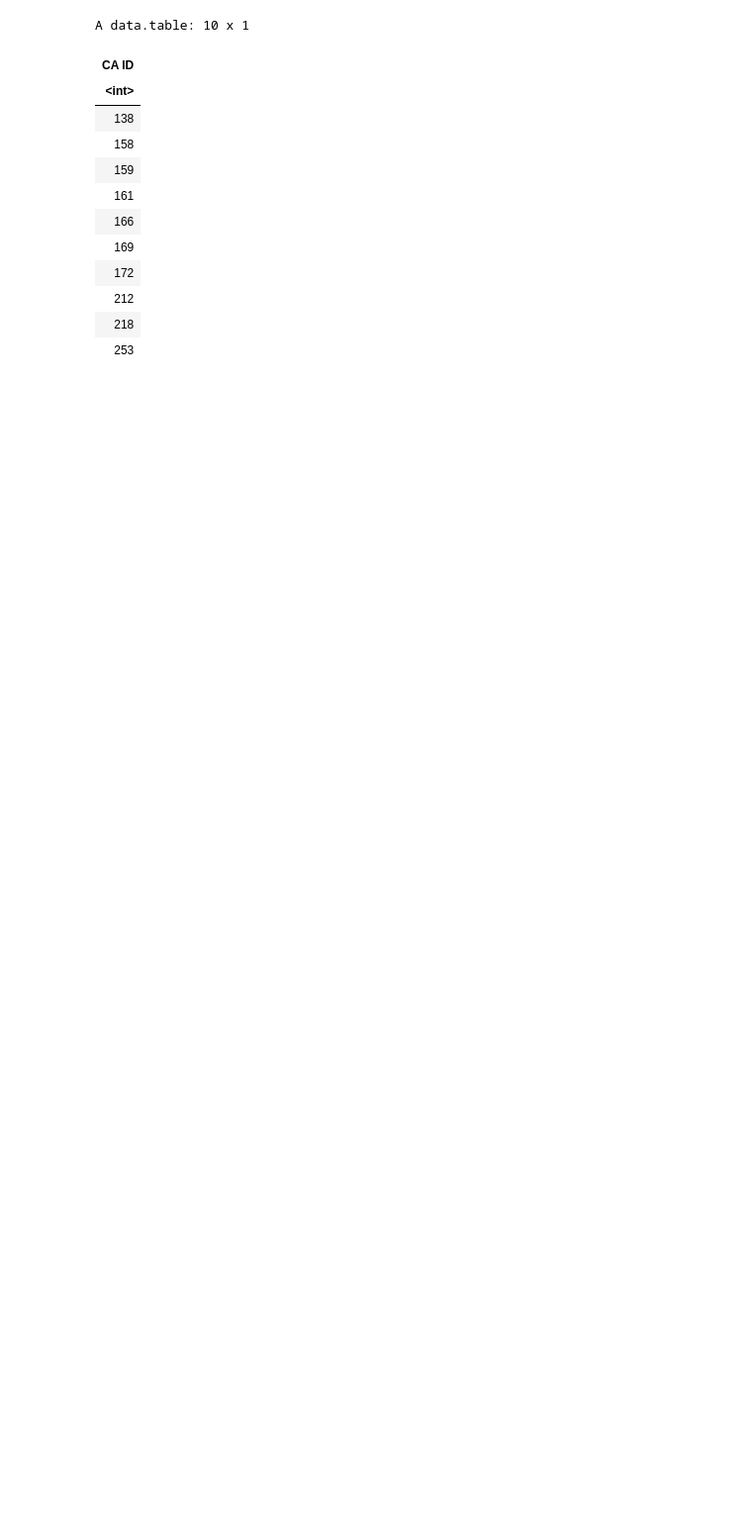
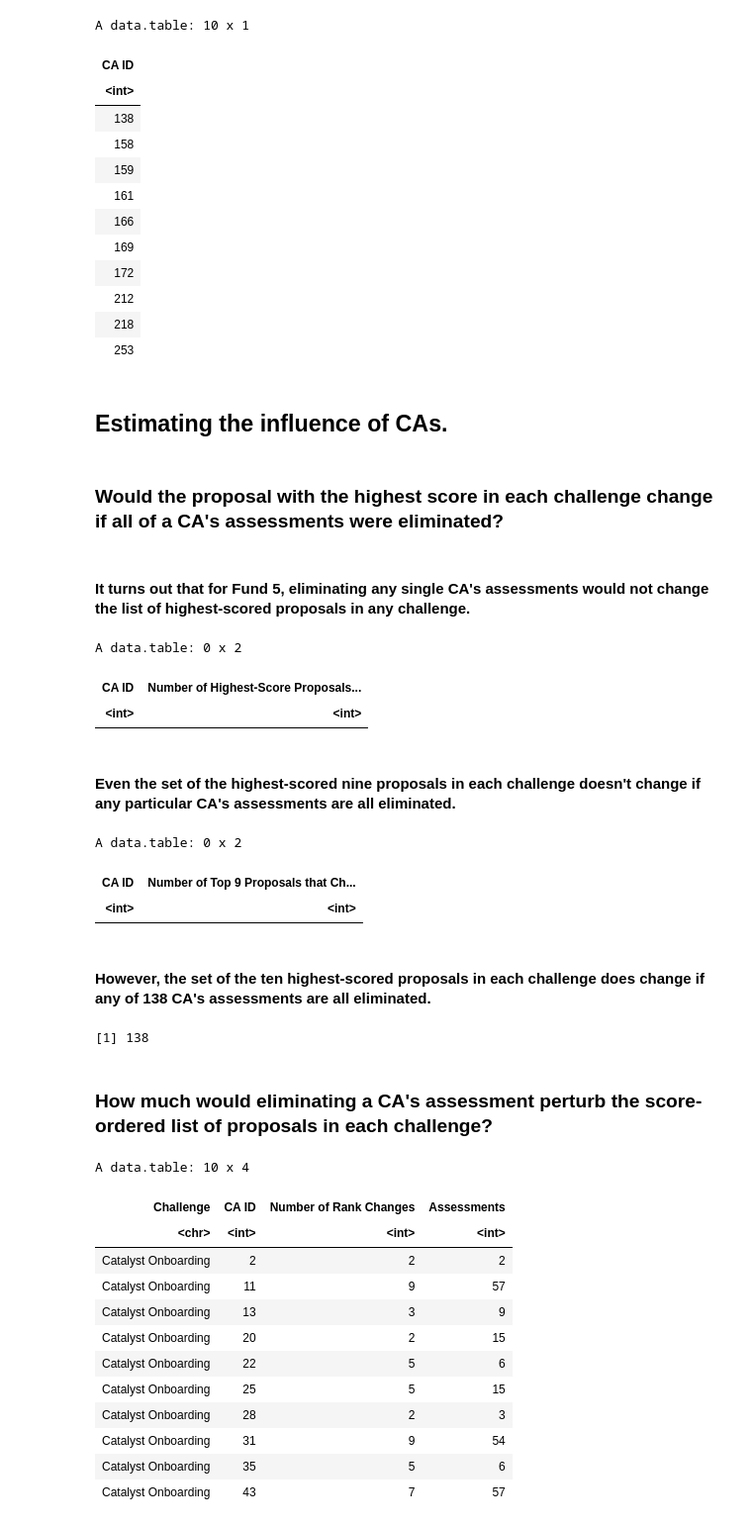
Before and after one commit to bwbush/catalyst-assessment-analyses, a Jupyter notebook: f5-exploratory-analysis.ipynb, the cells around one changed output. Shown: that part at 99% size. Drawn from its saved outputs; the diff is of its cells as text; code cells hidden in the pictures; blank space fills up the shorter version.

```diff
--- a/f5-exploratory-analysis.ipynb
+++ b/f5-exploratory-analysis.ipynb
@@ -200,3 +204,7 @@ A data.table: 10 x 1
 | 212 |
 | 218 |
 | 253 |
+# %% [markdown]
+## Estimating the influence of CAs.
+# %% [markdown]
+### Would the proposal with the highest score in each challenge change if all of a CA's assessments were eliminated?
@@ -202,0 +227,44 @@ A data.table: 10 x 1
+# %%
+# Function that computes how many top rankings would change if a CA had not made any assessments.
+
+changesTop <- function(caId, count = 1, f5x = f5) {
+    before <- topRanked(f5x, count)
+    after <- topRanked(f5x[`CA ID` != 1], count)
+    length(setdiff(before, after))
+}
+# %% [markdown]
+#### It turns out that for Fund 5, eliminating any single CA's assessments would not change the list of highest-scored proposals in any challenge.
+# %%
+f5[, .(
+    `Number of Highest-Score Proposals that Change when CA is Eliminated` = mapply(changesTop, `CA ID`)
+), by = .(`CA ID`)][
+    `Number of Highest-Score Proposals that Change when CA is Eliminated` > 0
+]
+# %% [output]
+A data.table: 0 x 2
+| CA ID | Number of Highest-Score Proposals... |
+| <int> | <int> |
+# %% [markdown]
+#### Even the set of the highest-scored nine proposals in each challenge doesn't change if any particular CA's assessments are all eliminated.
+# %%
+f5[, .(
+    `Number of Top 9 Proposals that Change when CA is Eliminated` = mapply(changesTop, `CA ID`, 9)
+), by = .(`CA ID`)][
+    `Number of Top 9 Proposals that Change when CA is Eliminated` > 0
+]
+# %% [output]
+A data.table: 0 x 2
+| CA ID | Number of Top 9 Proposals that Ch... |
+| <int> | <int> |
+# %% [markdown]
+#### However, the set of the ten highest-scored proposals in each challenge does change if any of 138 CA's assessments are all eliminated.
+# %%
+f5[, .(
+    `Number of Top 10 Proposals that Change when CA is Eliminated` = mapply(changesTop, `CA ID`, 10)
+), by = .(`CA ID`)][
+    `Number of Top 10 Proposals that Change when CA is Eliminated` > 0
+] %>% nrow
+# %% [output]
+[1] 138
+# %% [markdown]
+### How much would eliminating a CA's assessment perturb the score-ordered list of proposals in each challenge?
@@ -202,0 +312,24 @@ A data.table: 10 x 1
+# %%
+f5.perturbation <- NULL
+for (caId in unique(f5$`CA ID`))
+    f5.perturbation <- rbind(f5.perturbation, changesRanks(caId))
+f5.perturbation <- merge(
+    f5.perturbation,
+    f5[, .(Assessments = .N), by = .(`Challenge`, `CA ID`)],
+    by = c("Challenge", "CA ID")
+)
+f5.perturbation[1:10]
+# %% [output]
+A data.table: 10 x 4
+| Challenge | CA ID | Number of Rank Changes | Assessments |
+| <chr> | <int> | <int> | <int> |
+| Catalyst Onboarding | 2 | 2 | 2 |
+| Catalyst Onboarding | 11 | 9 | 57 |
+| Catalyst Onboarding | 13 | 3 | 9 |
+| Catalyst Onboarding | 20 | 2 | 15 |
+| Catalyst Onboarding | 22 | 5 | 6 |
+| Catalyst Onboarding | 25 | 5 | 15 |
+| Catalyst Onboarding | 28 | 2 | 3 |
+| Catalyst Onboarding | 31 | 9 | 54 |
+| Catalyst Onboarding | 35 | 5 | 6 |
+| Catalyst Onboarding | 43 | 7 | 57 |
```
Also changed, not shown: parts of 15 cells of this notebook.
